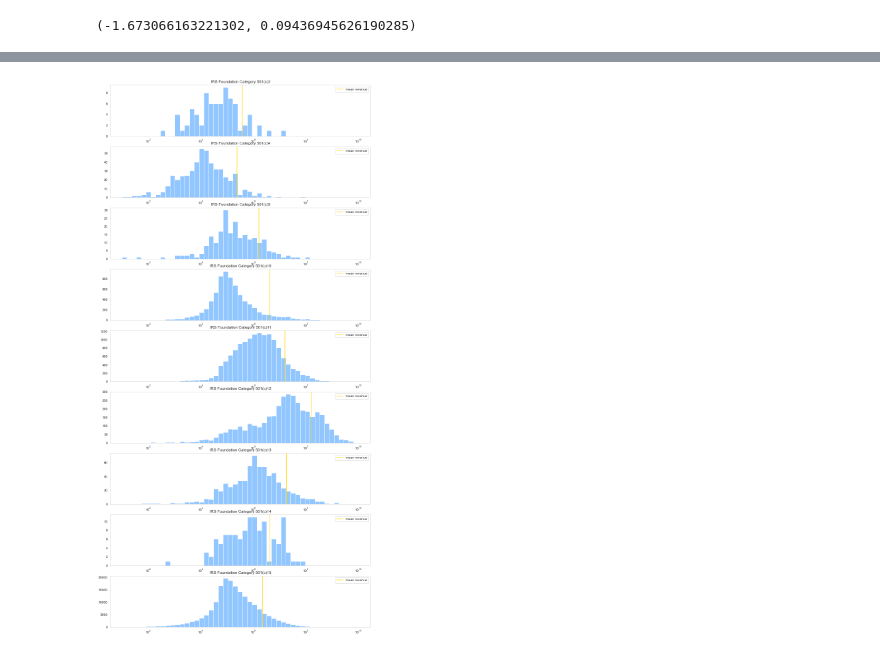
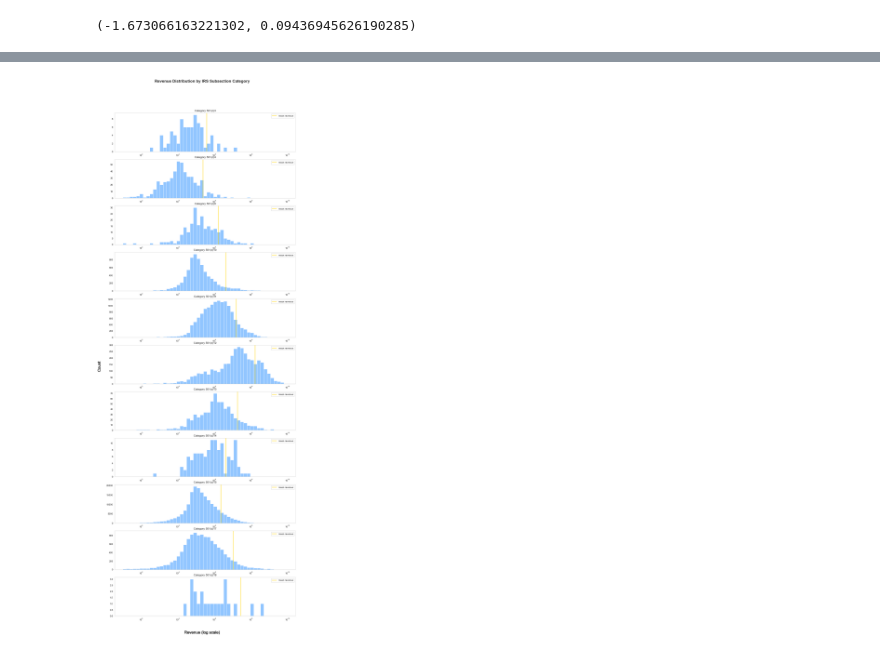
Before and after one commit to lesro/change_unlimited, a Jupyter notebook: notebooks/day3_eda_.ipynb, the cells around one changed output, grey strips where cells are left out. Saved outputs shown, nothing was run; the diff lists cells and outputs as text; code cells hidden in the pictures.

```diff
--- a/notebooks/day3_eda_.ipynb
+++ b/notebooks/day3_eda_.ipynb
@@ -50,0 +22,2 @@ Name: REVENUE_AMT, Length: 1017131, dtype: float64
+# %%
+reduced_df = eda_df[['STATE_x','CITY','FOUNDATION','SUBSECTION','REVENUE_AMT','avg_income','zipcode']]
@@ -261,6 +244,0 @@ plt.savefig('../images/hist_ind_income.png')
-# %%
-#scatter plot by foundation vs avg income...
-
-
-# state = eda_df[eda_df['STATE_x']=='TX']
-df = eda_df[['STATE_x','FOUNDATION','SUBSECTION','REVENUE_AMT','avg_income','zipcode']]
@@ -519,24 +500,20 @@ plt.savefig(f'../images/{filename}.png')
 # %%
-fig, axs = plt.subplots(9,, figsize=(14,40))
+fig, axs = plt.subplots(12,1, figsize=(14,35))
 
-test_state_lst = ['TX','CA','FL', 'NY', 'OR','PA','DC', 'OH','IL']
 
 for i, axs in zip(test_state_lst, axs.flatten()):
 
-    state = df[df['STATE_x']==f'{i}']
+    state = foudf[foudf['STATE_x']==f'{i}']
 
     a = state[state['avg_income'] < state['avg_income'].median()]['REVENUE_AMT']
     b = state[state['avg_income'] >= state['avg_income'].median()]['REVENUE_AMT']
 
-    a2 = a[a>0]
-    b2 = b[b>0]
-
-    ttest, pvalue = stats.ttest_ind(a2,b2)
+    ttest, pvalue = stats.ttest_ind(a,b)
 
     x = np.logspace(1,10)
 
-    axs.hist(a2, bins=x, alpha=.3)
-    axs.hist(b2, bins=x, alpha=.3, color='gold')
+    axs.hist(a, bins=x, alpha=.3, density=True)
+    axs.hist(b, bins=x, alpha=.3, color='gold', density=True)
     axs.set_title(f'{i} Non-Profit Revenue Distribution: T-Test={round(ttest,2)}, p-value={round(pvalue,4)}')
     axs.set_xscale('log')
     axs.grid()
@@ -673,31 +557,31 @@ subsection
 # %%
-fig, axs = plt.subplots(9,1, figsize=(14,30))
+fig, axs = plt.subplots(11,1, figsize=(14,40))
 
 test_sub_lst = [3,4,9,10,11,12,13,14,15,17,18]
 
 for i, axs in zip(test_sub_lst, axs.flatten()):
 
     scale = np.logspace(1,10)
 
     foundation = subsection[subsection['FOUNDATION']==i]
 
     x = foundation[foundation['REVENUE_AMT'] > 0]['REVENUE_AMT'].sort_values(ascending=False)
 
     axs.hist(x,bins=scale)
     axs.axvline(x.mean(), color='gold', label='mean revenue')
-    axs.set_title(f' IRS Foundation Category 501(c){i}', size=12)
+    axs.set_title(f'Category 501(c){i}', size=12)
     axs.set_xscale('log')
     axs.grid()
     axs.legend()
     fig.tight_layout
-#     fig.suptitle('Revenue Distribution by Top 9 States', y=0.93,
-#                  size='xx-large', weight='bold',
-#                  stretch='expanded')
-#     fig.text(0.5, 0.1, 'Revenue (log scale)', ha='center', va='center',
-#              size='xx-large', stretch='semi-expanded')
-#     fig.text(0.06, 0.5, 'Count', ha='center', va='center',
-#              rotation='vertical', size='xx-large',
-#              stretch='semi-expanded')
-#     plt.savefig('../images/state_rev_hist.png')
+    fig.suptitle('Revenue Distribution by IRS Subsection Category', y=0.93,
+                 size='xx-large', weight='bold',
+                 stretch='expanded')
+    fig.text(0.5, 0.1, 'Revenue (log scale)', ha='center', va='center',
+             size='xx-large', stretch='semi-expanded')
+    fig.text(0.06, 0.5, 'Count', ha='center', va='center',
+             rotation='vertical', size='xx-large',
+             stretch='semi-expanded')
+    plt.savefig('../images/sub_rev2.png')
 # %% [output]
-[figure, old version]
+[figure, new version]
```
Also changed, not shown: parts of 45 cells of this notebook, 22 other files.
